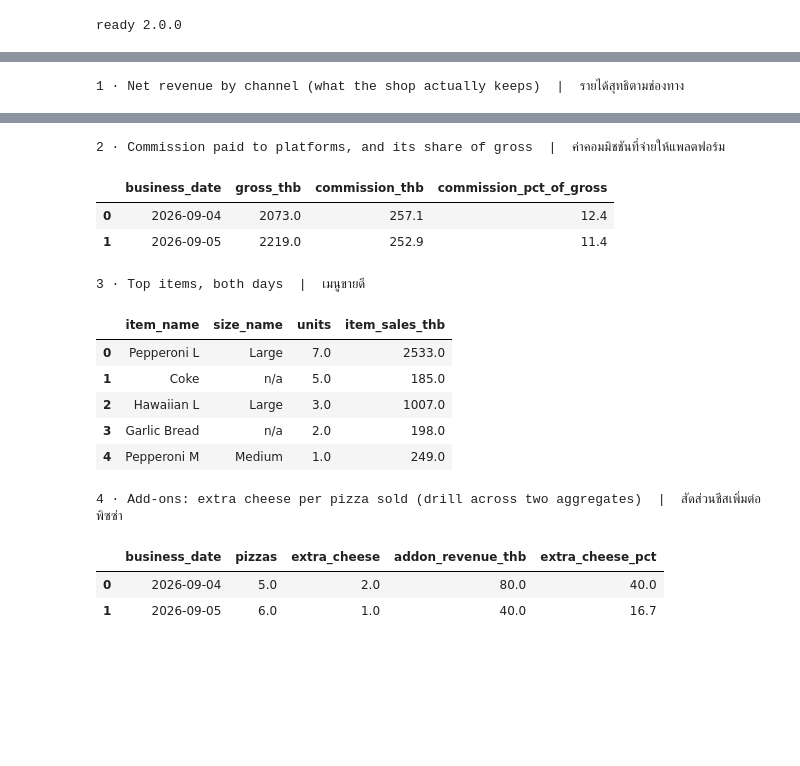
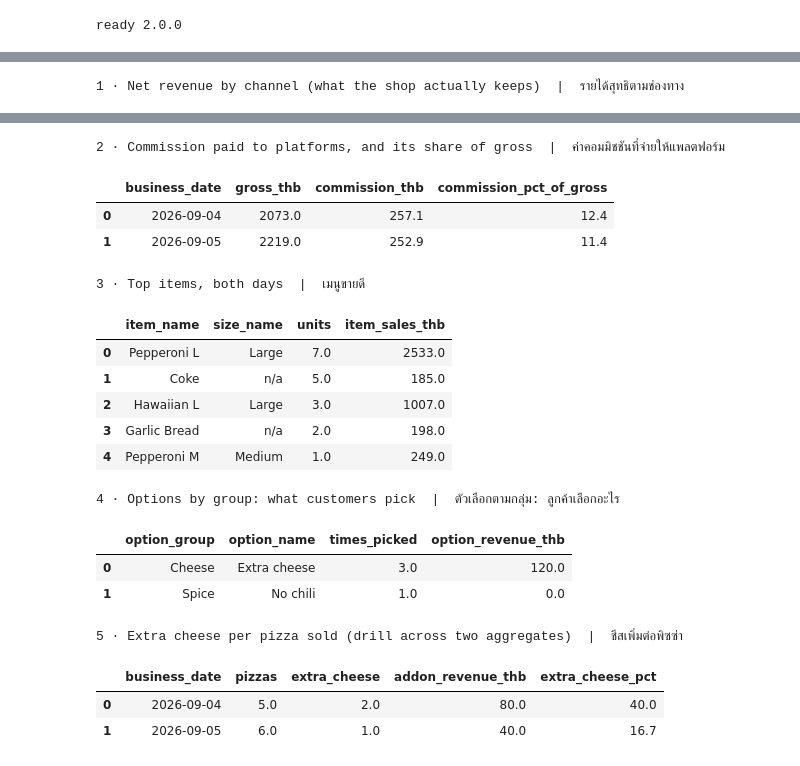
Before and after one commit to QuadrupleBeansStars/MADT-Pizza-shop, a Jupyter notebook: notebooks/warehouse_minimal.ipynb, the cells around one changed output, grey strips where cells are left out. Saved outputs shown, nothing was run; the diff lists cells and outputs as text; code cells hidden in the pictures; blank space fills up the shorter version.

```diff
--- a/notebooks/warehouse_minimal.ipynb
+++ b/notebooks/warehouse_minimal.ipynb
@@ -394,38 +476,48 @@ SELECT item_name, size_name, SUM(units_sold) AS units, SUM(item_sales_thb) AS it
 FROM agg.mart_sales_daily GROUP BY ALL ORDER BY units DESC, item_sales_thb DESC LIMIT 5
 '''))
 
-print("4 · Add-ons: extra cheese per pizza sold (drill across two aggregates)  |  สัดส่วนชีสเพิ่มต่อพิซซ่า")
+print("4 · Options by group: what customers pick  |  ตัวเลือกตามกลุ่ม: ลูกค้าเลือกอะไร")
+display(q('''
+SELECT option_group, option_name, SUM(times_picked) AS times_picked, SUM(option_revenue_thb) AS option_revenue_thb
+FROM agg.mart_option_daily GROUP BY ALL ORDER BY option_group, times_picked DESC
+'''))
+
+print("5 · Extra cheese per pizza sold (drill across two aggregates)  |  ชีสเพิ่มต่อพิซซ่า")
 display(q('''
 WITH pizzas AS (SELECT business_date, SUM(units_sold) AS pizzas FROM agg.mart_sales_daily
                 WHERE category = 'pizza' GROUP BY 1),
-     cheese AS (SELECT business_date, SUM(times_applied) AS extra_cheese, SUM(modifier_revenue_thb) AS addon_revenue_thb
-                FROM agg.mart_modifier_daily WHERE modifier_name = 'extra cheese' GROUP BY 1)
+     cheese AS (SELECT business_date, SUM(times_picked) AS extra_cheese, SUM(option_revenue_thb) AS addon_revenue_thb
+                FROM agg.mart_option_daily WHERE option_name = 'Extra cheese' GROUP BY 1)
 SELECT p.business_date, p.pizzas, c.extra_cheese, c.addon_revenue_thb,
        round(100.0 * c.extra_cheese / p.pizzas, 1) AS extra_cheese_pct
 FROM pizzas p LEFT JOIN cheese c USING (business_date) ORDER BY 1
 '''))
 # %% [output]
 1 · Net revenue by channel (what the shop actually keeps)  |  รายได้สุทธิตามช่องทาง
 |  | business_date | day_name | channel_name | orders | gross_sales_thb | commission_thb | net_revenue_thb | ... |
 | 0 | 2026-09-04 | Friday | QR dine-in | 2 | 808.0 | 0.0 | 808.0 | ... |
 | 1 | 2026-09-04 | Friday | Grab | 2 | 857.0 | 257.1 | 599.9 | ... |
 | 2 | 2026-09-04 | Friday | Phone | 1 | 408.0 | 0.0 | 408.0 | ... |
 | 3 | 2026-09-05 | Saturday | QR dine-in | 1 | 768.0 | 0.0 | 768.0 | ... |
 | 4 | 2026-09-05 | Saturday | Phone | 1 | 608.0 | 0.0 | 608.0 | ... |
 | 5 | 2026-09-05 | Saturday | Grab | 1 | 843.0 | 252.9 | 590.1 | ... |
 2 · Commission paid to platforms, and its share of gross  |  ค่าคอมมิชชันที่จ่ายให้แพลตฟอร์ม
 |  | business_date | gross_thb | commission_thb | commission_pct_of_gross |
 | 0 | 2026-09-04 | 2073.0 | 257.1 | 12.4 |
 | 1 | 2026-09-05 | 2219.0 | 252.9 | 11.4 |
 3 · Top items, both days  |  เมนูขายดี
 |  | item_name | size_name | units | item_sales_thb |
 | 0 | Pepperoni L | Large | 7.0 | 2533.0 |
 | 1 | Coke | n/a | 5.0 | 185.0 |
 | 2 | Hawaiian L | Large | 3.0 | 1007.0 |
 | 3 | Garlic Bread | n/a | 2.0 | 198.0 |
 | 4 | Pepperoni M | Medium | 1.0 | 249.0 |
-4 · Add-ons: extra cheese per pizza sold (drill across two aggregates)  |  สัดส่วนชีสเพิ่มต่อพิซซ่า
+4 · Options by group: what customers pick  |  ตัวเลือกตามกลุ่ม: ลูกค้าเลือกอะไร
-|  | business_date | pizzas | extra_cheese | addon_revenue_thb | extra_cheese_pct |
-| 0 | 2026-09-04 | 5.0 | 2.0 | 80.0 | 40.0 |
-| 1 | 2026-09-05 | 6.0 | 1.0 | 40.0 | 16.7 |
+|  | option_group | option_name | times_picked | option_revenue_thb |
+| 0 | Cheese | Extra cheese | 3.0 | 120.0 |
+| 1 | Spice | No chili | 1.0 | 0.0 |
+5 · Extra cheese per pizza sold (drill across two aggregates)  |  ชีสเพิ่มต่อพิซซ่า
+|  | business_date | pizzas | extra_cheese | addon_revenue_thb | extra_cheese_pct |
+| 0 | 2026-09-04 | 5.0 | 2.0 | 80.0 | 40.0 |
+| 1 | 2026-09-05 | 6.0 | 1.0 | 40.0 | 16.7 |
 # %% [markdown]
```
Also changed, not shown: parts of 16 cells of this notebook, 8 other files.
